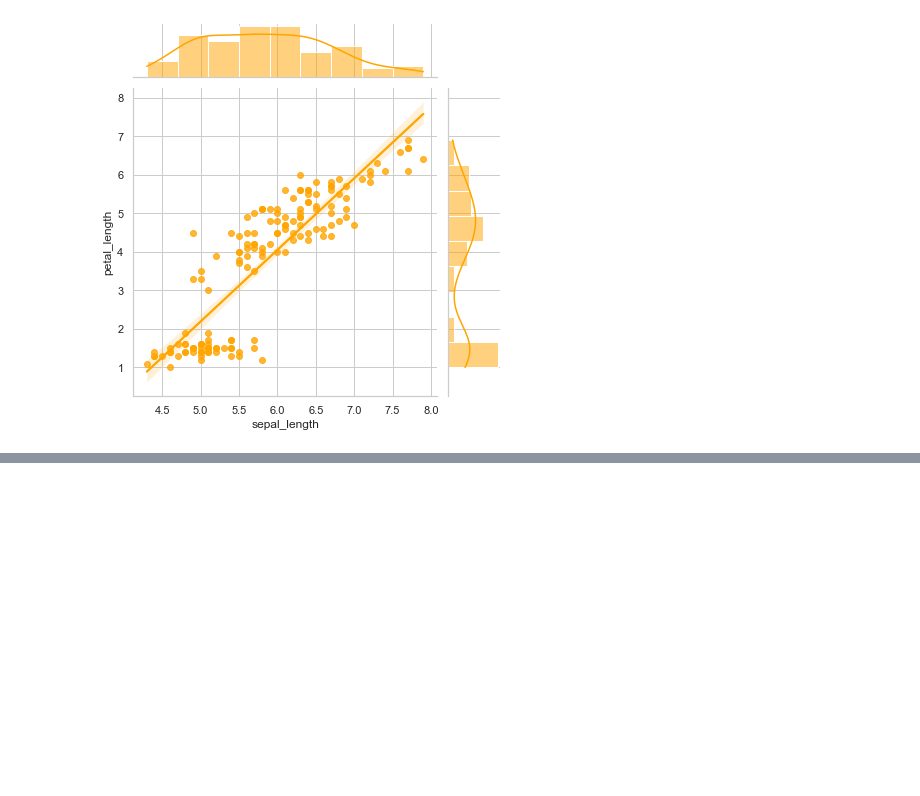
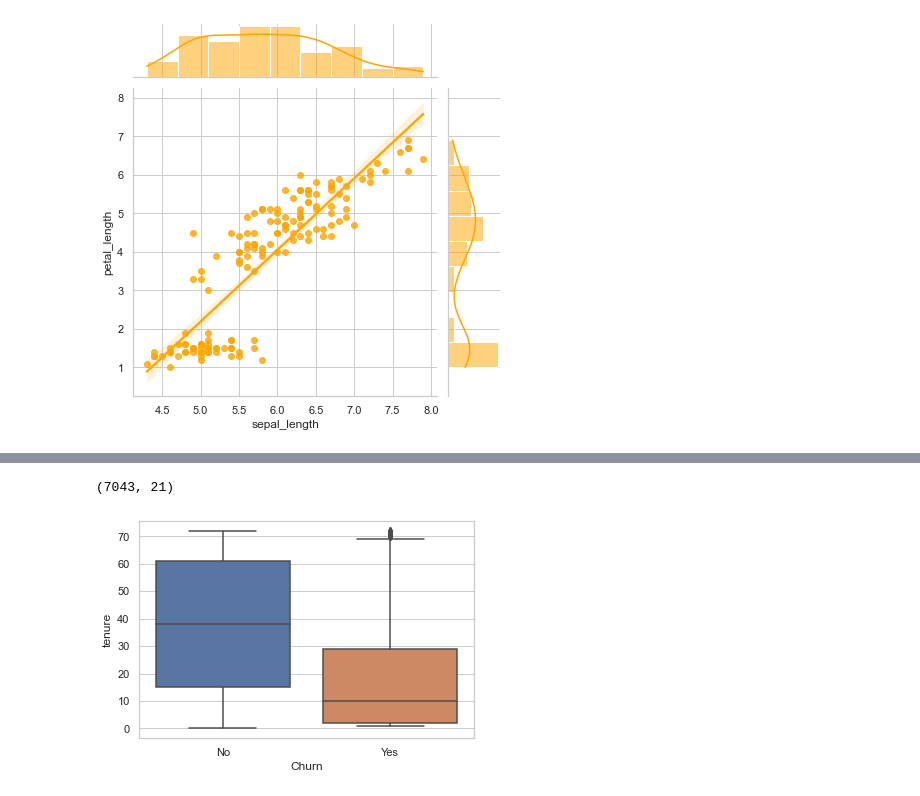
Before and after one commit to World-of-ML-AI/Data-Analysis-Tools, a Jupyter notebook: Seaborn/Seaborn Tutorial.ipynb, the cells around one changed output, grey strips where cells are left out. Drawn from its saved outputs; the diff is of its cells as text; code cells hidden in the pictures; blank space fills up the shorter version.

```diff
--- a/Seaborn/Seaborn Tutorial.ipynb
+++ b/Seaborn/Seaborn Tutorial.ipynb
@@ -214,0 +219,2 @@ plt.show()
+# %%
+churn = pd.read_csv('churn.csv')
@@ -214,0 +231,9 @@ plt.show()
+# %%
+churn.shape
+# %% [output]
+(7043, 21)
+# %%
+sns.boxplot(x='Churn', y = 'tenure', data = churn)
+plt.show()
+# %% [output]
+[figure, added]
```
Also changed, not shown: parts of 12 cells of this notebook, 1 other file.
